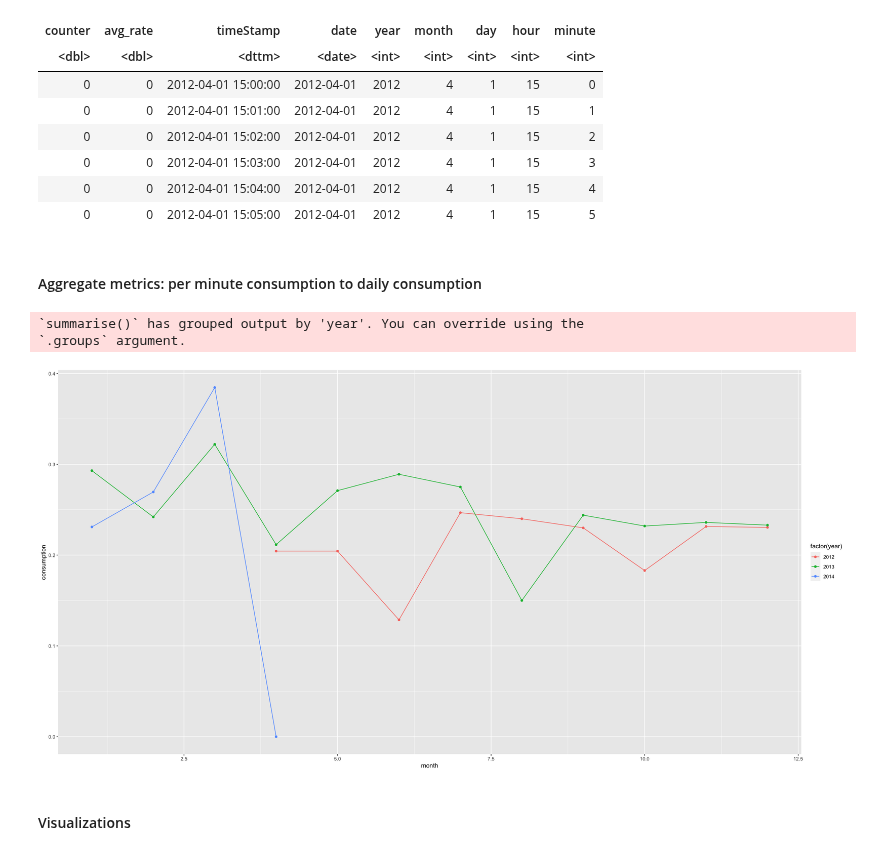
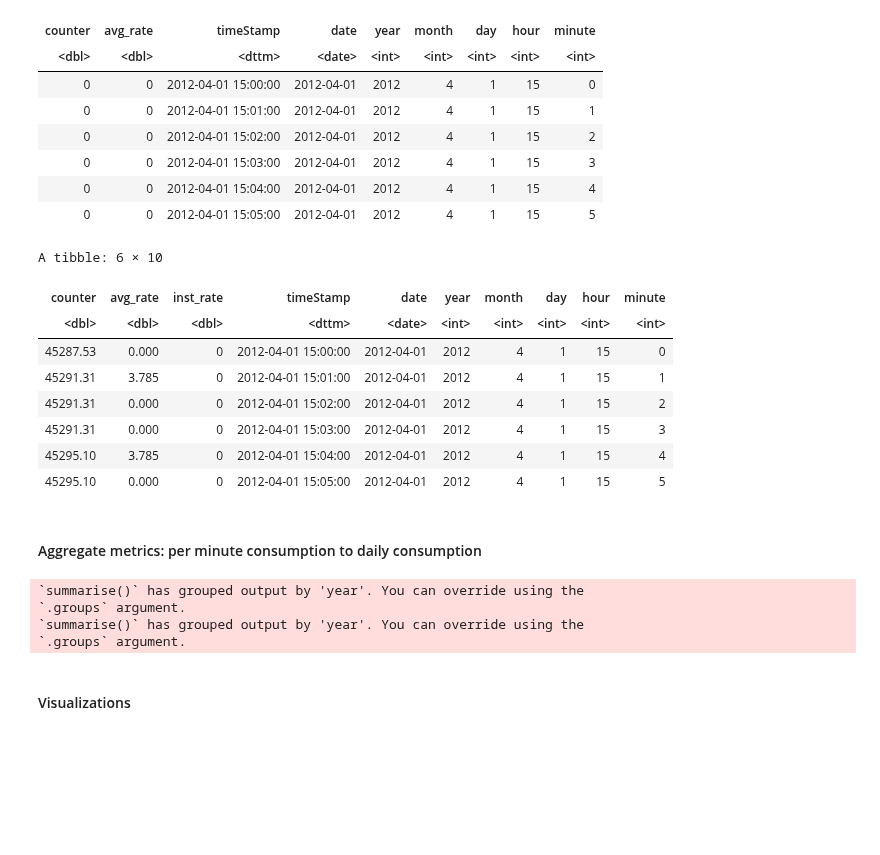
Before and after one commit to philippebarrette4/INF1430, a Jupyter notebook: scripts/GeneralAnalysis/exploration_analysis.ipynb, the cells around one changed output. Saved outputs shown, nothing was run; the diff lists cells and outputs as text; code cells hidden in the pictures; blank space fills up the shorter version.

```diff
--- a/scripts/GeneralAnalysis/exploration_analysis.ipynb
+++ b/scripts/GeneralAnalysis/exploration_analysis.ipynb
@@ -31,5 +33,17 @@ A tibble: 6 × 9
 | 0 | 0 | 2012-04-01 15:03:00 | 2012-04-01 | 2012 | 4 | 1 | 15 | 3 |
 | 0 | 0 | 2012-04-01 15:04:00 | 2012-04-01 | 2012 | 4 | 1 | 15 | 4 |
 | 0 | 0 | 2012-04-01 15:05:00 | 2012-04-01 | 2012 | 4 | 1 | 15 | 5 |
+# %%
+head(WHW)
+# %% [output]
+A tibble: 6 × 10
+| counter | avg_rate | inst_rate | timeStamp | date | year | month | day | hour | minute |
+| <dbl> | <dbl> | <dbl> | <dttm> | <date> | <int> | <int> | <int> | <int> | <int> |
+| 45287.53 | 0.000 | 0 | 2012-04-01 15:00:00 | 2012-04-01 | 2012 | 4 | 1 | 15 | 0 |
+| 45291.31 | 3.785 | 0 | 2012-04-01 15:01:00 | 2012-04-01 | 2012 | 4 | 1 | 15 | 1 |
+| 45291.31 | 0.000 | 0 | 2012-04-01 15:02:00 | 2012-04-01 | 2012 | 4 | 1 | 15 | 2 |
+| 45291.31 | 0.000 | 0 | 2012-04-01 15:03:00 | 2012-04-01 | 2012 | 4 | 1 | 15 | 3 |
+| 45295.10 | 3.785 | 0 | 2012-04-01 15:04:00 | 2012-04-01 | 2012 | 4 | 1 | 15 | 4 |
+| 45295.10 | 0.000 | 0 | 2012-04-01 15:05:00 | 2012-04-01 | 2012 | 4 | 1 | 15 | 5 |
 # %% [markdown]
 #### Aggregate metrics: per minute consumption to daily consumption
@@ -45,18 +50,44 @@ DWW_Daily <- DWW %>%
-# %%
-DWW_Monthly <- DWW %>%
-    group_by(year, month) %>%
-    summarise(
-        consumption = sum(avg_rate) / 1000 # Liters to kilo Liters
-    )
-# %% [output]
-`summarise()` has grouped output by 'year'. You can override using the
-`.groups` argument.
-# %%
-ggplot(DWW_Monthly, aes(x = month, y = consumption, color = factor(year))) +
-    geom_point() +
-    geom_line()
-# %% [output]
-[figure, removed]
+# %%
+# Daily Aggregations
+# Dish washer
+DWW_Daily <- DWW %>%
+    group_by(date) %>%
+    summarise(
+        year        = factor(first(year)),
+        month       = factor(first(month)),
+        day         = factor(first(day)),
+        day_of_week = first(wday(date, week_start = 1)),
+        consumption = sum(avg_rate) / 1000 # Liters to kilo Liters
+    )
+# Whole hose
+WHW_Daily <- WHW %>%
+    group_by(date) %>%
+    summarise(
+        year        = factor(first(year)),
+        month       = factor(first(month)),
+        day         = factor(first(day)),
+        day_of_week = first(wday(date, week_start = 1)),
+        consumption = sum(avg_rate) / 1000 # Liters to kilo Liters
+    )
+
+# Monthly aggregations
+# Dish washer
+DWW_Monthly <- DWW %>%
+    group_by(year, month) %>%
+    summarise(
+        consumption = sum(avg_rate) / 1000 # Liters to kilo Liters
+    )
+# Whole house
+WHW_Monthly <- WHW %>%
+    group_by(year, month) %>%
+    summarise(
+        consumption = sum(avg_rate) / 1000 # Liters to kilo Liters
+    )
+# %% [output]
+`summarise()` has grouped output by 'year'. You can override using the
+`.groups` argument.
+`summarise()` has grouped output by 'year'. You can override using the
+`.groups` argument.
 # %% [markdown]
 #### Visualizations
 # %%
```
Also changed, not shown: parts of 4 cells of this notebook.
